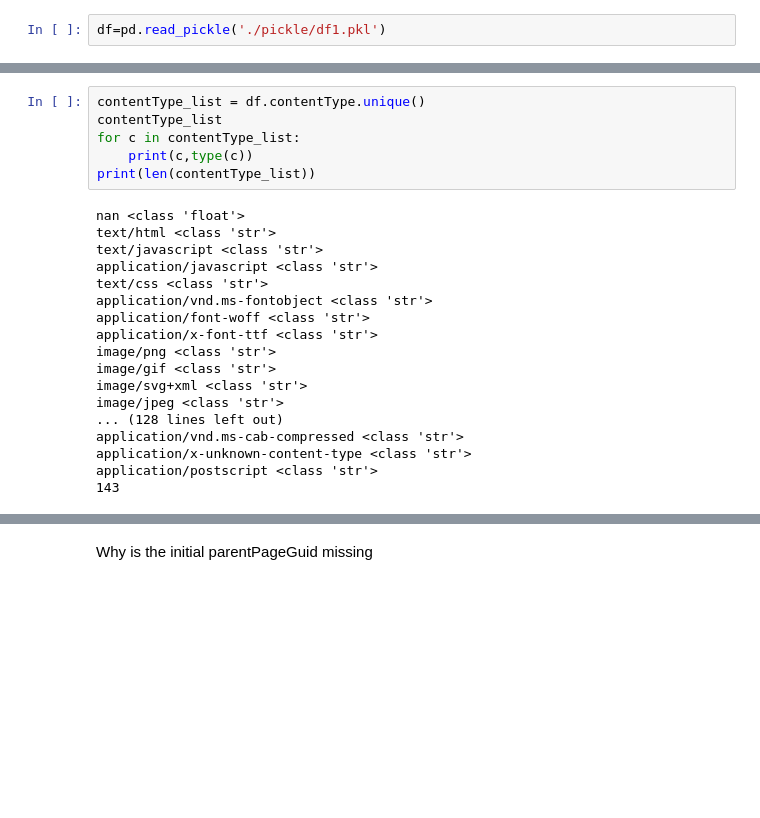
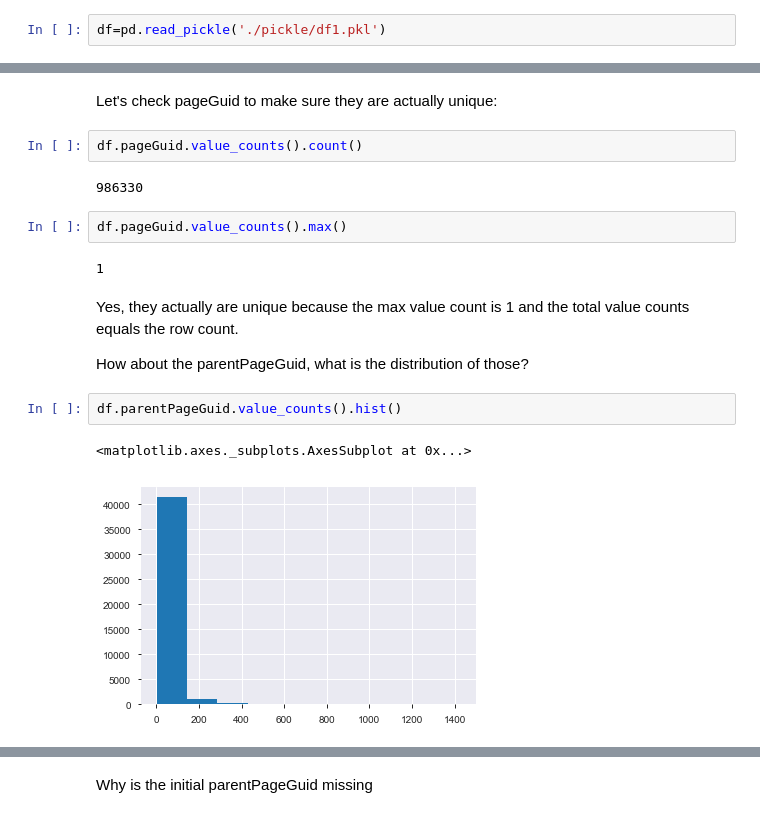
Before and after one commit to pablokimon/webcrawltakehome, a Jupyter notebook: hostnameHash.ipynb, the cells around one changed output, grey strips where cells are left out. Cells and saved outputs as stored; diff of their text form; blank space fills up the shorter version.

```diff
--- a/hostnameHash.ipynb
+++ b/hostnameHash.ipynb
@@ -79,24 +93,19 @@ memory usage: 67.7+ MB
-# %%
-contentType_list = df.contentType.unique()
-contentType_list
-for c in contentType_list:
-    print(c,type(c))
-print(len(contentType_list))
-# %% [output]
-nan <class 'float'>
-text/html <class 'str'>
-text/javascript <class 'str'>
-application/javascript <class 'str'>
-text/css <class 'str'>
-application/vnd.ms-fontobject <class 'str'>
-application/font-woff <class 'str'>
-application/x-font-ttf <class 'str'>
-image/png <class 'str'>
-image/gif <class 'str'>
-image/svg+xml <class 'str'>
-image/jpeg <class 'str'>
-... (128 lines left out)
-application/vnd.ms-cab-compressed <class 'str'>
-application/x-unknown-content-type <class 'str'>
-application/postscript <class 'str'>
-143
+# %% [markdown]
+Let's check pageGuid to make sure they are actually unique:
+# %%
+df.pageGuid.value_counts().count()
+# %% [output]
+986330
+# %%
+df.pageGuid.value_counts().max()
+# %% [output]
+1
+# %% [markdown]
+Yes, they actually are unique because the max value count is 1 and the total value counts equals the row count.
+
+How about the parentPageGuid, what is the distribution of those?
+# %%
+df.parentPageGuid.value_counts().hist()
+# %% [output]
+<matplotlib.axes._subplots.AxesSubplot at 0x...>
+[figure, added]
```
Also changed, not shown: parts of 60 cells of this notebook, 2 other files.
